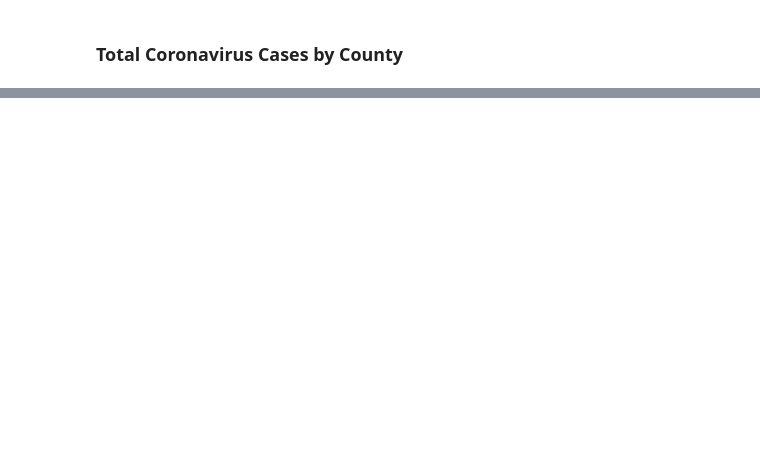
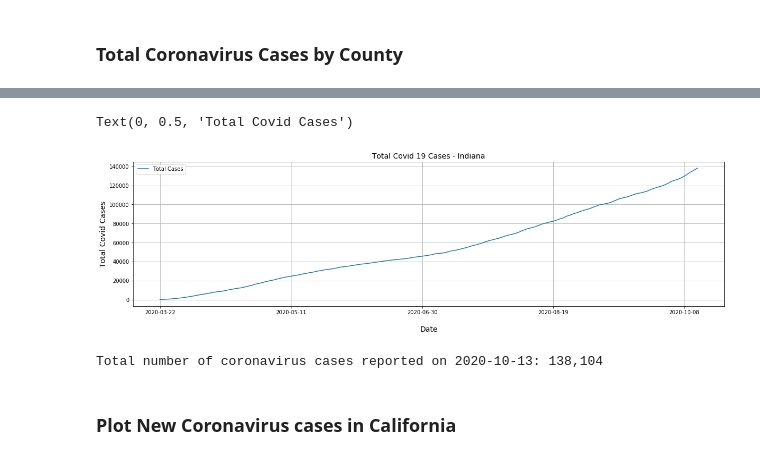
Before and after one commit to jbski/Covid19, a Jupyter notebook: Covid_19.ipynb, the cells around one changed output, grey strips where cells are left out. Cells and saved outputs as stored; diff of their text form; code cells hidden in the pictures; blank space fills up the shorter version.

```diff
--- a/Covid_19.ipynb
+++ b/Covid_19.ipynb
@@ -330,0 +358,23 @@ california_cases_by_county_df
+# %%
+ind_plots_df=state_plots_df[['State', 'Total Cases']]
+mask1 = ind_plots_df['State'] == 'Indiana'
+
+ind_plots_df = ind_plots_df[mask1]
+# %%
+ind_plots_df.plot.line( y='Total Cases', figsize=(20,5), grid=True)
+
+# Label plot
+plt.title("Total Covid 19 Cases - Indiana", fontsize=14)
+plt.xlabel('\nDate', fontsize=14)
+plt.ylabel('Total Covid Cases', fontsize=14)
+# %% [output]
+Text(0, 0.5, 'Total Covid Cases')
+[figure, added]
+# %%
+tot_cases_today = last_state_date_df.loc['Indiana']['Total Cases']
+date = last_state_date_df.loc['Indiana']['Date']
+print(f'Total number of coronavirus cases reported on {date}: {tot_cases_today:,}')
+# %% [output]
+Total number of coronavirus cases reported on 2020-10-13: 138,104
+# %% [markdown]
+### Plot New Coronavirus cases in California
```
Also changed, not shown: parts of 33 cells of this notebook.
